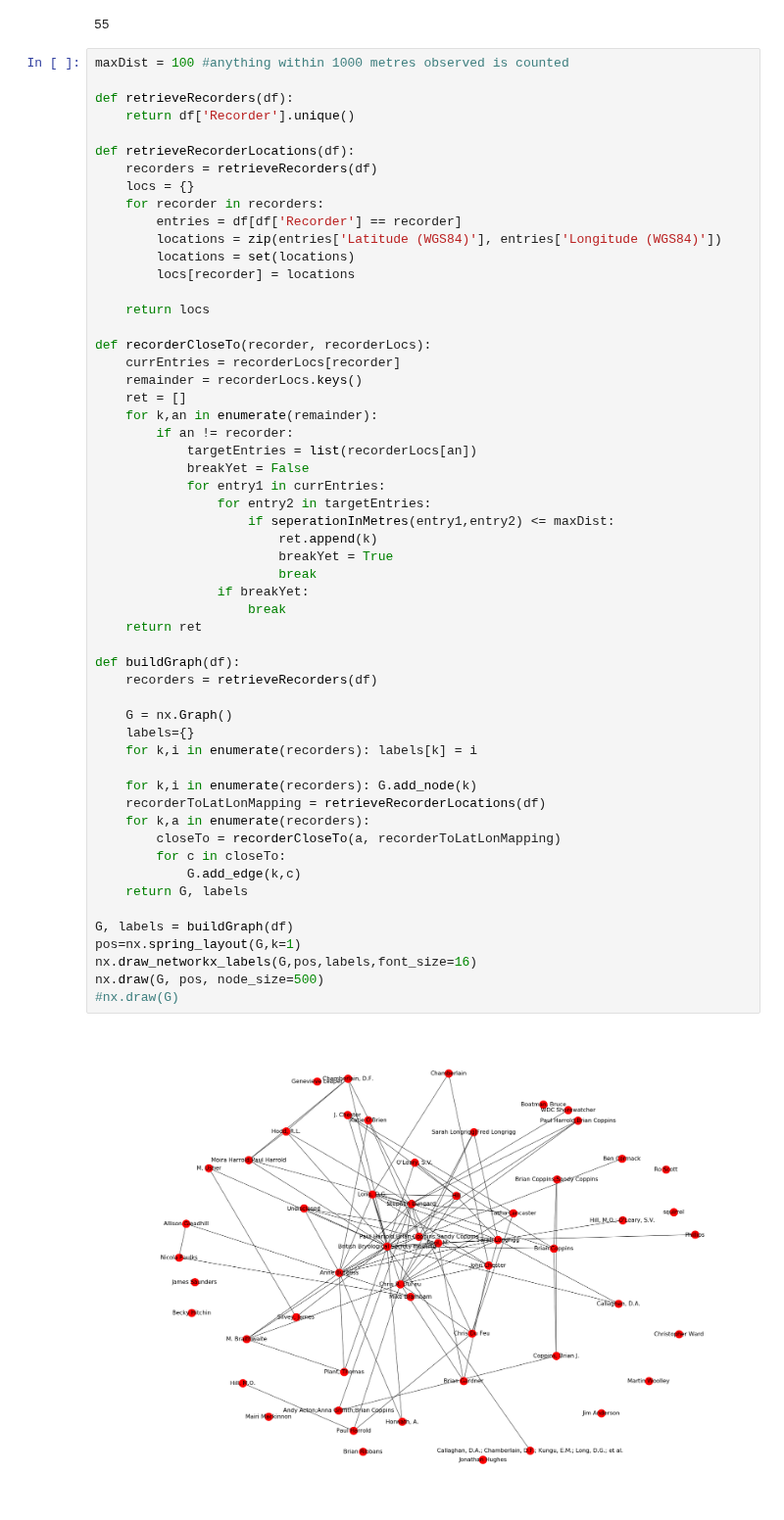
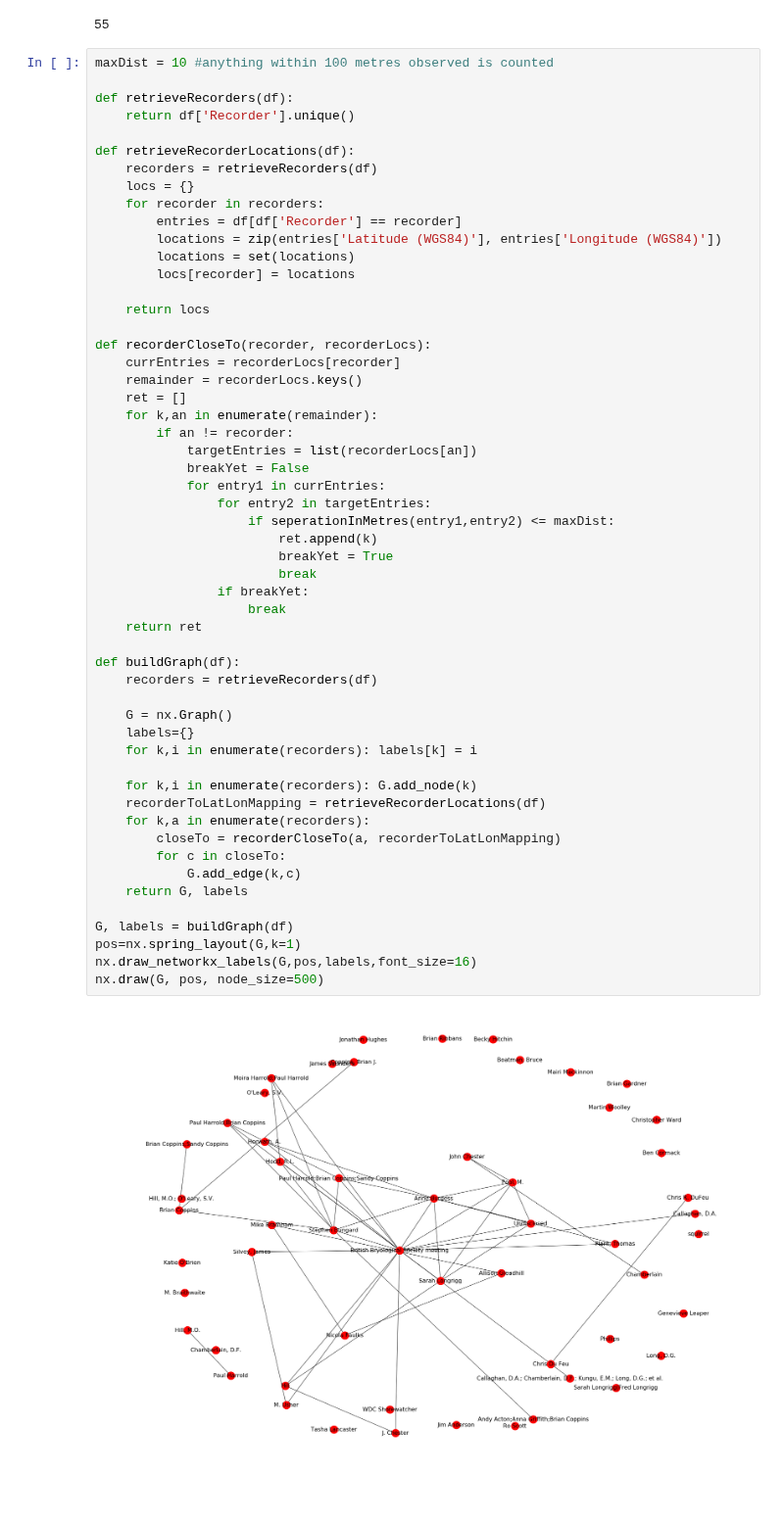
Before and after one commit to Daniel-Davies/DissertationCode, a Jupyter notebook: Eigg/EiggSocialNets.ipynb, the cells around one changed output. Shown at 98% size. Cells and saved outputs as stored; diff of their text form.

```diff
--- a/Eigg/EiggSocialNets.ipynb
+++ b/Eigg/EiggSocialNets.ipynb
@@ -76,7 +76,7 @@ print(len(df['Recorder'].unique()))
 # %% [output]
 55
 # %%
-maxDist = 100 #anything within 1000 metres observed is counted
+maxDist = 10 #anything within 100 metres observed is counted
 
 def retrieveRecorders(df):
     return df['Recorder'].unique()
@@ -103,32 +103,31 @@ def recorderCloseTo(recorder, recorderLocs):
             for entry1 in currEntries:
                 for entry2 in targetEntries:
                     if seperationInMetres(entry1,entry2) <= maxDist:
                         ret.append(k)
                         breakYet = True
                         break
                 if breakYet:
                     break
     return ret
 
 def buildGraph(df):
     recorders = retrieveRecorders(df)
 
     G = nx.Graph()
     labels={}
     for k,i in enumerate(recorders): labels[k] = i
 
     for k,i in enumerate(recorders): G.add_node(k)
     recorderToLatLonMapping = retrieveRecorderLocations(df)
     for k,a in enumerate(recorders):
         closeTo = recorderCloseTo(a, recorderToLatLonMapping)
         for c in closeTo:
             G.add_edge(k,c)
     return G, labels
 
 G, labels = buildGraph(df)
 pos=nx.spring_layout(G,k=1)
 nx.draw_networkx_labels(G,pos,labels,font_size=16)
 nx.draw(G, pos, node_size=500)
-#nx.draw(G)
 # %% [output]
-[figure, old version]
+[figure, new version]
```
Also changed, not shown: parts of 1 cell of this notebook, 3 other files.
